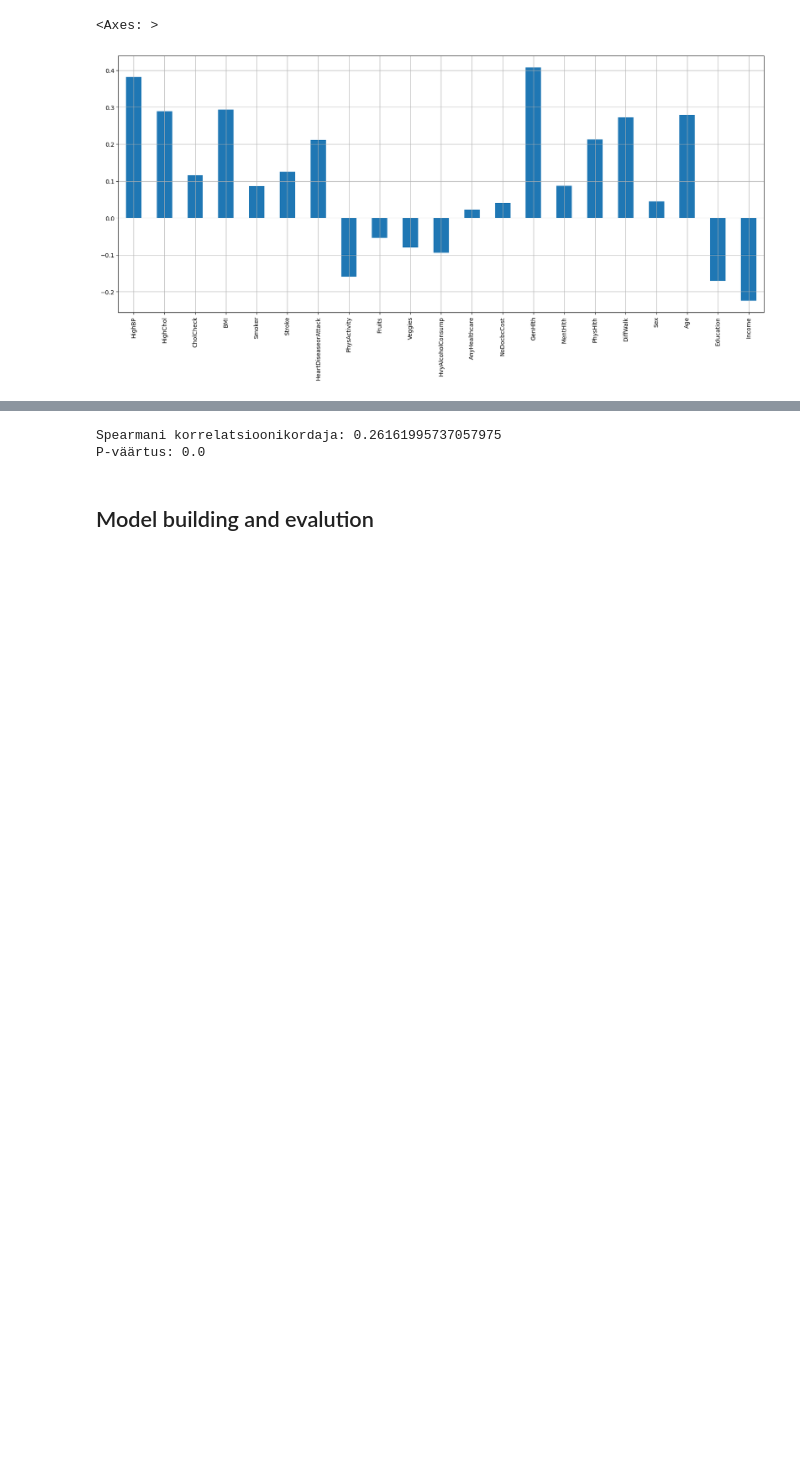
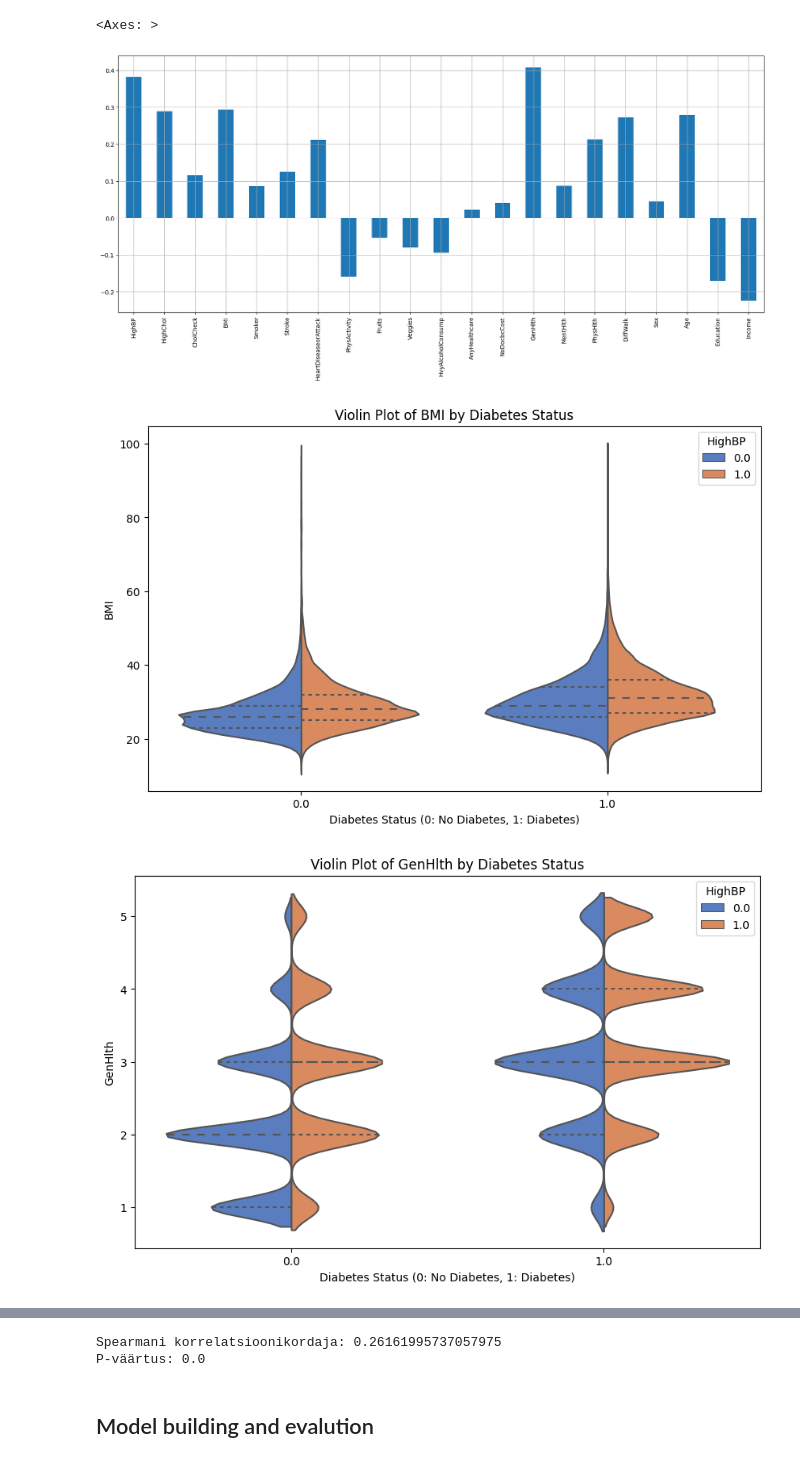
Before and after one commit to KristinaKatarina/ID2023, a Jupyter notebook: Projekt.ipynb, the cells around one changed output, grey strips where cells are left out. Saved outputs shown, nothing was run; the diff lists cells and outputs as text; code cells hidden in the pictures; blank space fills up the shorter version.

```diff
--- a/Projekt.ipynb
+++ b/Projekt.ipynb
@@ -175,3 +175,15 @@ df.drop('Diabetes_binary', axis=1).corrwith(df.Diabetes_binary).plot(kind='bar',
 # %% [output]
 <Axes: >
 [figure]
+# %%
+# võibolla huvitavad plotid
+for feature in selected_features:
+    plt.figure(figsize=(10, 6))
+    sns.violinplot(x='Diabetes_binary', y=feature, data=df, hue='HighBP', split=True, inner='quartile', palette='muted')
+    plt.title('Violin Plot of '+feature+' by Diabetes Status')
+    plt.xlabel('Diabetes Status (0: No Diabetes, 1: Diabetes)')
+    plt.ylabel(feature)
+    plt.show()
+# %% [output]
+[figure, added]
+[figure, added]
```
Also changed, not shown: parts of 11 cells of this notebook.
